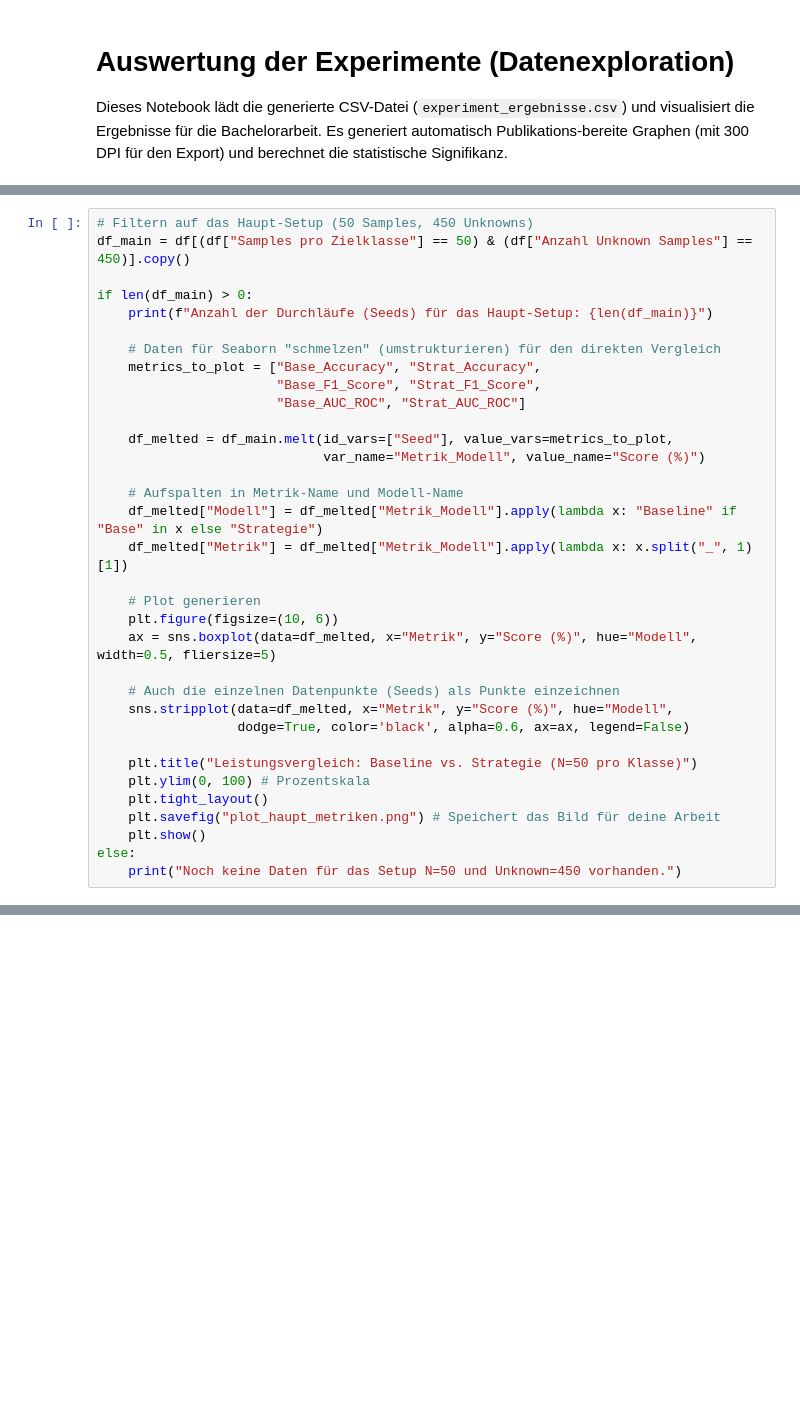
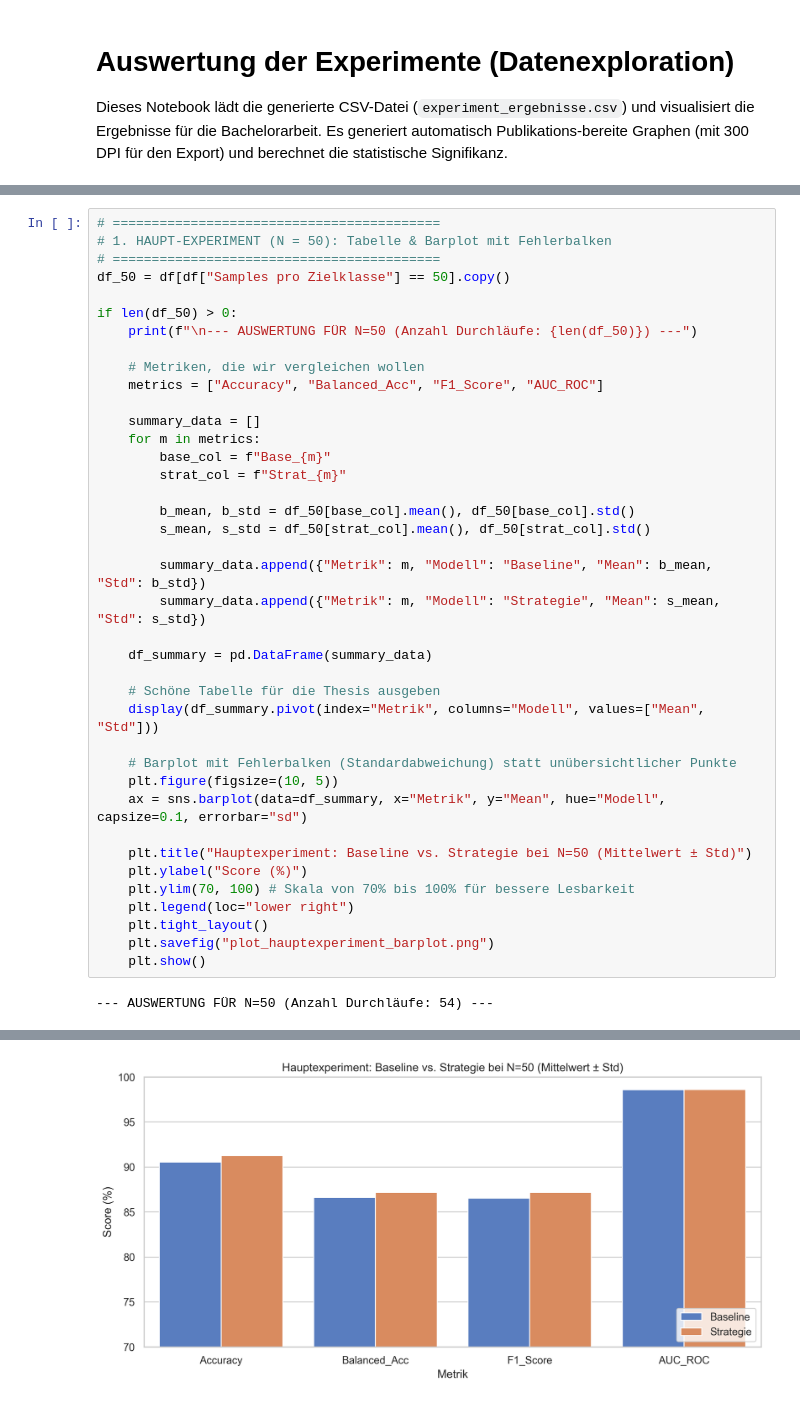
Before and after one commit to MichaelHoller08/ba-medmnist-augmentation, a Jupyter notebook: ergebnisse.ipynb, the cells around one changed output, grey strips where cells are left out. Cells and saved outputs as stored; diff of their text form; blank space fills up the shorter version.

```diff
--- a/ergebnisse.ipynb
+++ b/ergebnisse.ipynb
@@ -25,34 +34,41 @@ else:
 # %%
-# Filtern auf das Haupt-Setup (50 Samples, 450 Unknowns)
-df_main = df[(df["Samples pro Zielklasse"] == 50) & (df["Anzahl Unknown Samples"] == 450)].copy()
+# ==========================================
+# 1. HAUPT-EXPERIMENT (N = 50): Tabelle & Barplot mit Fehlerbalken
+# ==========================================
+df_50 = df[df["Samples pro Zielklasse"] == 50].copy()
 
-if len(df_main) > 0:
-    print(f"Anzahl der Durchläufe (Seeds) für das Haupt-Setup: {len(df_main)}")
+if len(df_50) > 0:
+    print(f"\n--- AUSWERTUNG FÜR N=50 (Anzahl Durchläufe: {len(df_50)}) ---")
 
-    # Daten für Seaborn "schmelzen" (umstrukturieren) für den direkten Vergleich
-    metrics_to_plot = ["Base_Accuracy", "Strat_Accuracy",
-                       "Base_F1_Score", "Strat_F1_Score",
-                       "Base_AUC_ROC", "Strat_AUC_ROC"]
+    # Metriken, die wir vergleichen wollen
+    metrics = ["Accuracy", "Balanced_Acc", "F1_Score", "AUC_ROC"]
 
-    df_melted = df_main.melt(id_vars=["Seed"], value_vars=metrics_to_plot,
-                             var_name="Metrik_Modell", value_name="Score (%)")
+    summary_data = []
+    for m in metrics:
+        base_col = f"Base_{m}"
+        strat_col = f"Strat_{m}"
 
-    # Aufspalten in Metrik-Name und Modell-Name
-    df_melted["Modell"] = df_melted["Metrik_Modell"].apply(lambda x: "Baseline" if "Base" in x else "Strategie")
-    df_melted["Metrik"] = df_melted["Metrik_Modell"].apply(lambda x: x.split("_", 1)[1])
+        b_mean, b_std = df_50[base_col].mean(), df_50[base_col].std()
+        s_mean, s_std = df_50[strat_col].mean(), df_50[strat_col].std()
 
-    # Plot generieren
-    plt.figure(figsize=(10, 6))
-    ax = sns.boxplot(data=df_melted, x="Metrik", y="Score (%)", hue="Modell", width=0.5, fliersize=5)
+        summary_data.append({"Metrik": m, "Modell": "Baseline", "Mean": b_mean, "Std": b_std})
+        summary_data.append({"Metrik": m, "Modell": "Strategie", "Mean": s_mean, "Std": s_std})
 
-    # Auch die einzelnen Datenpunkte (Seeds) als Punkte einzeichnen
-    sns.stripplot(data=df_melted, x="Metrik", y="Score (%)", hue="Modell",
-                  dodge=True, color='black', alpha=0.6, ax=ax, legend=False)
+    df_summary = pd.DataFrame(summary_data)
 
-    plt.title("Leistungsvergleich: Baseline vs. Strategie (N=50 pro Klasse)")
-    plt.ylim(0, 100) # Prozentskala
+    # Schöne Tabelle für die Thesis ausgeben
+    display(df_summary.pivot(index="Metrik", columns="Modell", values=["Mean", "Std"]))
+
+    # Barplot mit Fehlerbalken (Standardabweichung) statt unübersichtlicher Punkte
+    plt.figure(figsize=(10, 5))
+    ax = sns.barplot(data=df_summary, x="Metrik", y="Mean", hue="Modell", capsize=0.1, errorbar="sd")
+
+    plt.title("Hauptexperiment: Baseline vs. Strategie bei N=50 (Mittelwert ± Std)")
+    plt.ylabel("Score (%)")
+    plt.ylim(70, 100) # Skala von 70% bis 100% für bessere Lesbarkeit
+    plt.legend(loc="lower right")
     plt.tight_layout()
-    plt.savefig("plot_haupt_metriken.png") # Speichert das Bild für deine Arbeit
+    plt.savefig("plot_hauptexperiment_barplot.png")
     plt.show()
-else:
-    print("Noch keine Daten für das Setup N=50 und Unknown=450 vorhanden.")
+# %% [output]
+--- AUSWERTUNG FÜR N=50 (Anzahl Durchläufe: 54) ---
@@ -59 +82,2 @@ else:
+[figure, added]
 # %%
```
Also changed, not shown: parts of 6 cells of this notebook, 5 other files.
